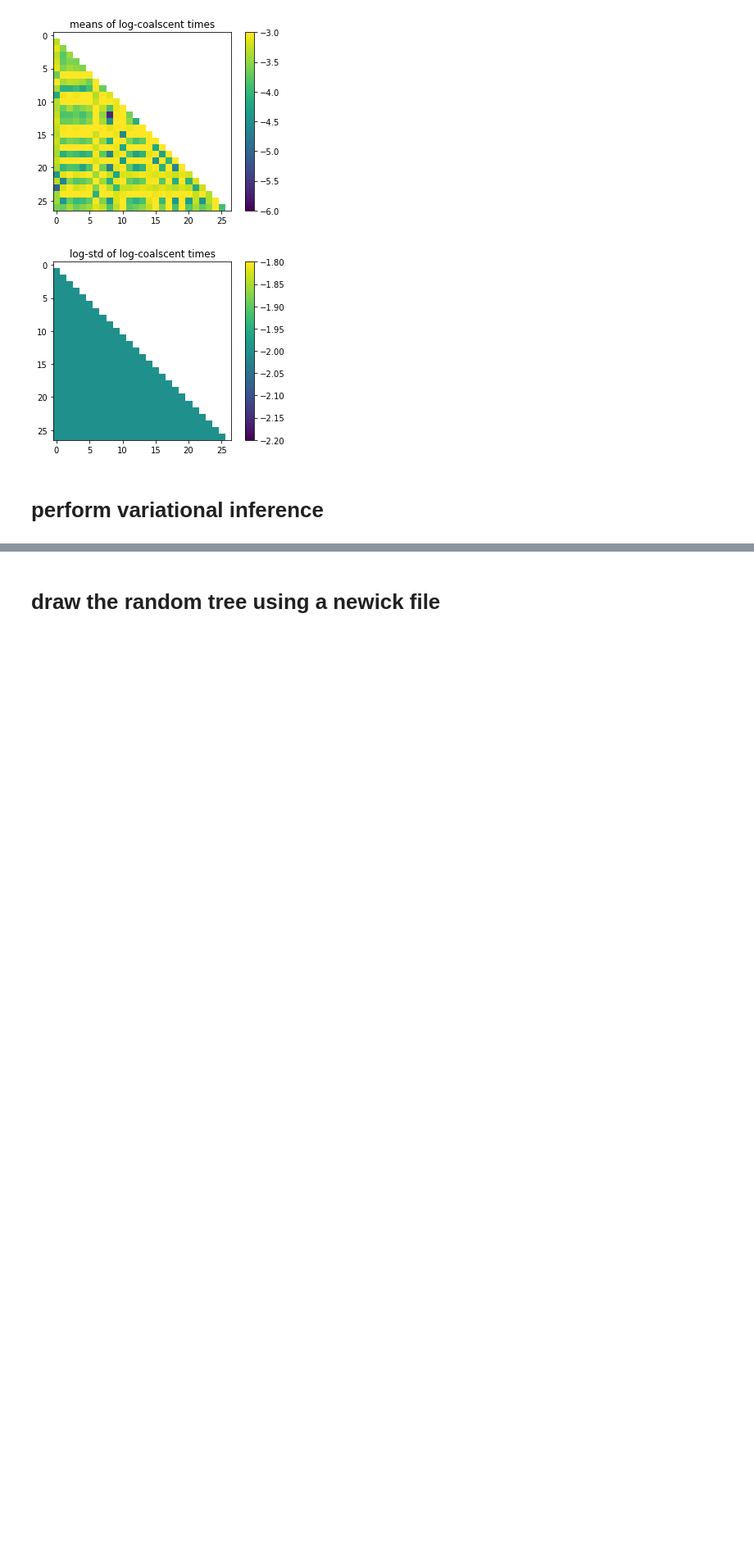
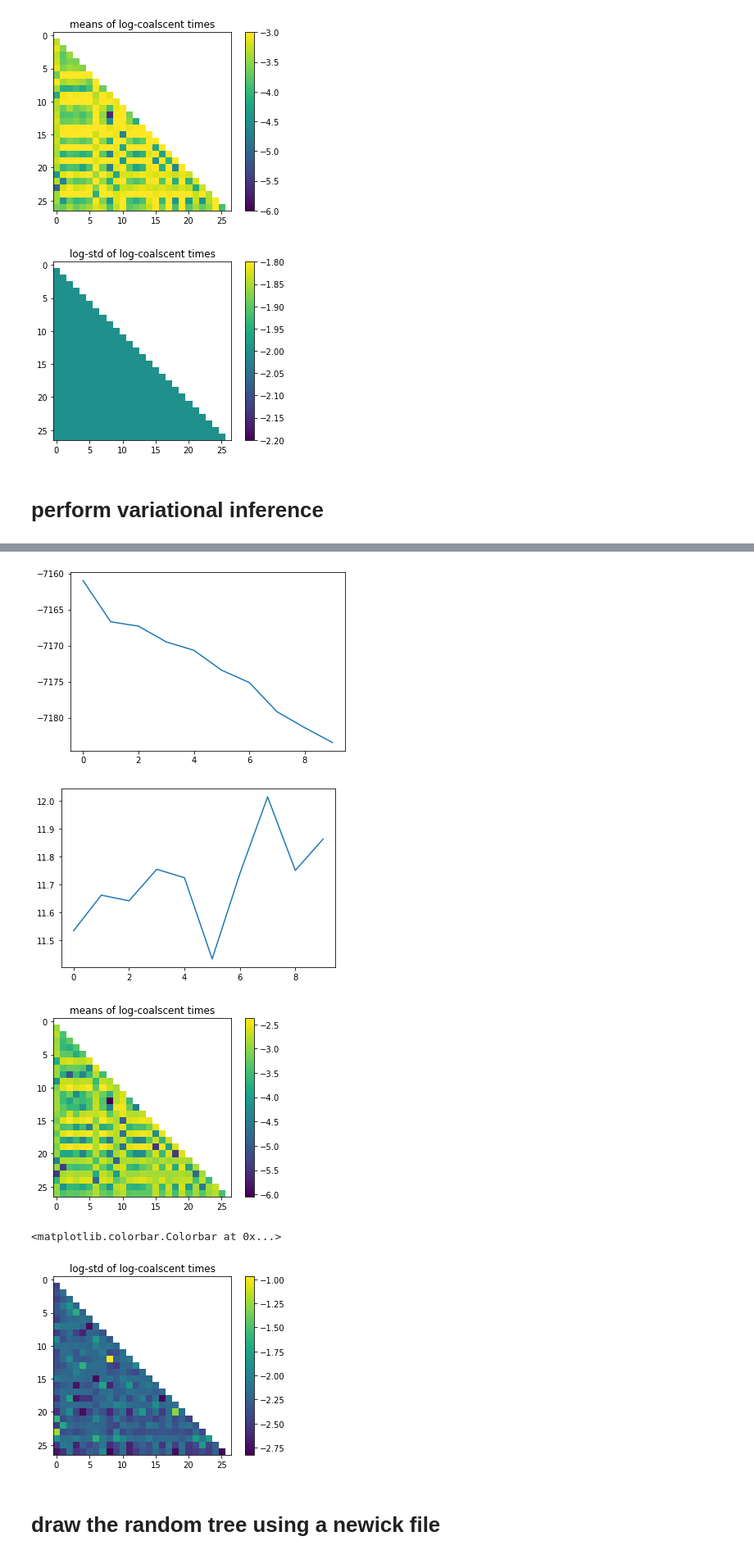
Before and after one commit to EvanSidrow/VIPR, a Jupyter notebook: src/train_model.ipynb, the cells around one changed output, grey strips where cells are left out. Shown at 82% size. Cells and saved outputs as stored; diff of their text form; code cells hidden in the pictures; blank space fills up the shorter version.

```diff
--- a/src/train_model.ipynb
+++ b/src/train_model.ipynb
@@ -186,9 +193,6 @@ plt.show()
 # %% [markdown]
 # Make Neighbor Joining initial guess
 # %%
-from Bio.Phylo.TreeConstruction import _DistanceMatrix
-from Bio.Phylo.TreeConstruction import DistanceTreeConstructor
-
 times = np.zeros((n_species,n_species))
 
 for i in range(n_species):
@@ -202,6 +206,7 @@ matrix = []
 for i,row in enumerate(times):
     matrix.append(list(row[:(i+1)]))
 m = _DistanceMatrix(species, matrix)
+calculator = DistanceCalculator('identity')
 constructor = DistanceTreeConstructor(calculator, 'nj')
 tree = constructor.nj(m)
 
@@ -345,3 +314,12 @@ plt.colorbar()
 # %%
 with open(reinforce_file, 'wb') as file:
     pickle.dump(optim_reinforce, file)
+# %%
+optim_VIMCO = Optimizer(tree_log_probs,deepcopy(optim_reparam.theta))
+
+optim_VIMCO.optimize_q_VIMCO(batch_size=10,
+                             iters=100,
+                             alphas=[0.01,0.01],
+                             record_every=10,
+                             test_batch_size=100,
+                             pop_size=pop_size)
@@ -348,3 +344,27 @@ with open(reinforce_file, 'wb') as file:
+# %%
+plt.plot(optim_VIMCO.ELBO_ests)
+plt.show()
+plt.plot(np.log(optim_VIMCO.grad_norms))
+plt.show()
+
+m = deepcopy(optim_VIMCO.theta[0])
+m[np.triu_indices(m.shape[0])] = np.nan
+plt.imshow(m)
+plt.title("means of log-coalscent times")
+plt.colorbar()
+plt.show()
+
+log_sig = deepcopy(optim_VIMCO.theta[1])
+log_sig[np.triu_indices(log_sig.shape[0])] = np.nan
+plt.imshow(log_sig)
+plt.title("log-std of log-coalscent times")
+plt.colorbar()
+# %% [output]
+[figure, added]
+[figure, added]
+[figure, added]
+<matplotlib.colorbar.Colorbar at 0x...>
+[figure, added]
 # %%
 optim = optim_reinforce
 theta = optim.theta
```
Also changed, not shown: parts of 13 cells of this notebook, 20 other files.
